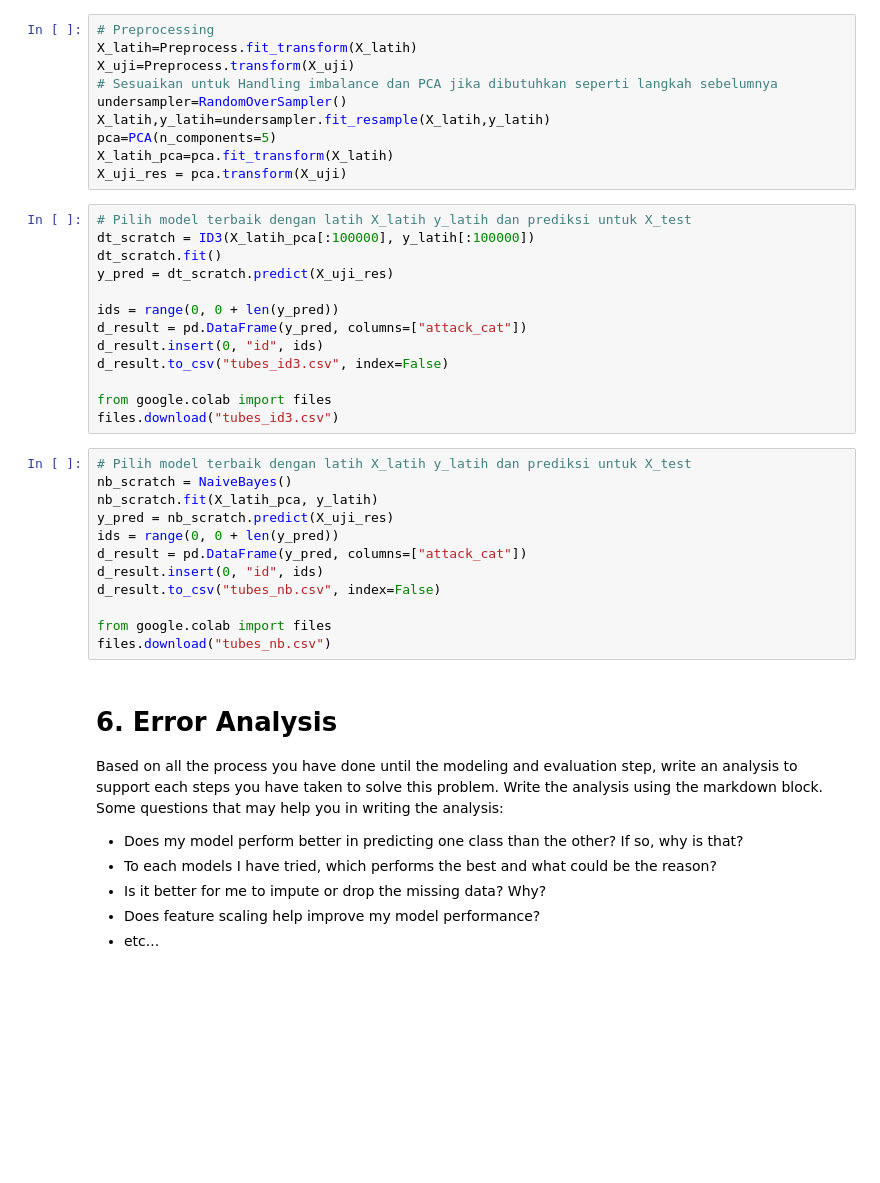
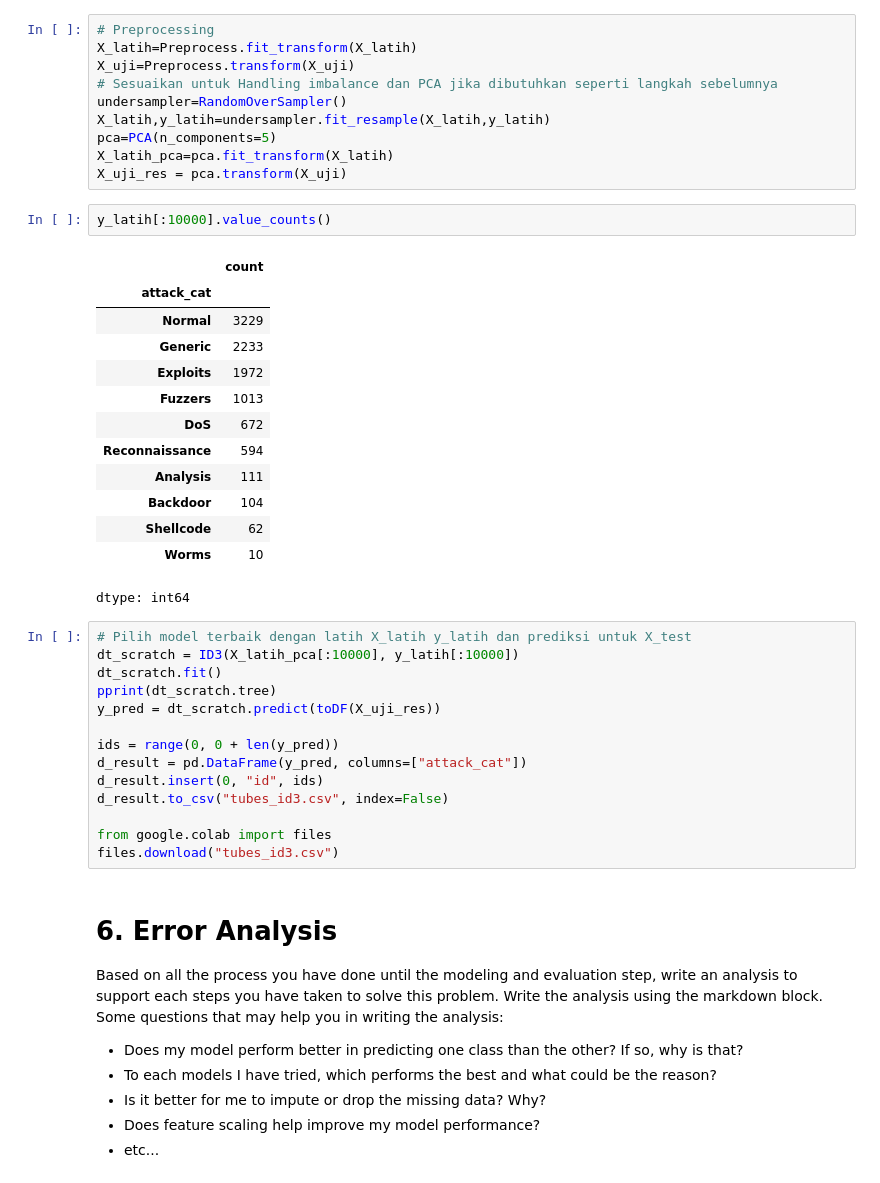
Before and after one commit to amaliap21/Data-Enjoyer, a Jupyter notebook: src/IF3170_Artificial_Intelligence___Tugas_Besar_2_Kelompok_51.ipynb, the cells around one changed output. Saved outputs shown, nothing was run; the diff lists cells and outputs as text; blank space fills up the shorter version.

```diff
--- a/src/IF3170_Artificial_Intelligence___Tugas_Besar_2_Kelompok_51.ipynb
+++ b/src/IF3170_Artificial_Intelligence___Tugas_Besar_2_Kelompok_51.ipynb
@@ -872,11 +1319,28 @@ X_latih,y_latih=undersampler.fit_resample(X_latih,y_latih)
 pca=PCA(n_components=5)
 X_latih_pca=pca.fit_transform(X_latih)
 X_uji_res = pca.transform(X_uji)
+# %%
+y_latih[:10000].value_counts()
+# %% [output]
+|  | count |
+| attack_cat |  |
+| Normal | 3229 |
+| Generic | 2233 |
+| Exploits | 1972 |
+| Fuzzers | 1013 |
+| DoS | 672 |
+| Reconnaissance | 594 |
+| Analysis | 111 |
+| Backdoor | 104 |
+| Shellcode | 62 |
+| Worms | 10 |
+dtype: int64
 # %%
 # Pilih model terbaik dengan latih X_latih y_latih dan prediksi untuk X_test
-dt_scratch = ID3(X_latih_pca[:100000], y_latih[:100000])
+dt_scratch = ID3(X_latih_pca[:10000], y_latih[:10000])
 dt_scratch.fit()
-y_pred = dt_scratch.predict(X_uji_res)
+pprint(dt_scratch.tree)
+y_pred = dt_scratch.predict(toDF(X_uji_res))
 
 ids = range(0, 0 + len(y_pred))
 d_result = pd.DataFrame(y_pred, columns=["attack_cat"])
@@ -885,18 +1349,6 @@ d_result.to_csv("tubes_id3.csv", index=False)
 
 from google.colab import files
 files.download("tubes_id3.csv")
-# %%
-# Pilih model terbaik dengan latih X_latih y_latih dan prediksi untuk X_test
-nb_scratch = NaiveBayes()
-nb_scratch.fit(X_latih_pca, y_latih)
-y_pred = nb_scratch.predict(X_uji_res)
-ids = range(0, 0 + len(y_pred))
-d_result = pd.DataFrame(y_pred, columns=["attack_cat"])
-d_result.insert(0, "id", ids)
-d_result.to_csv("tubes_nb.csv", index=False)
-
-from google.colab import files
-files.download("tubes_nb.csv")
 # %% [markdown]
 # 6. Error Analysis
 
```
Also changed, not shown: parts of 29 cells of this notebook.
